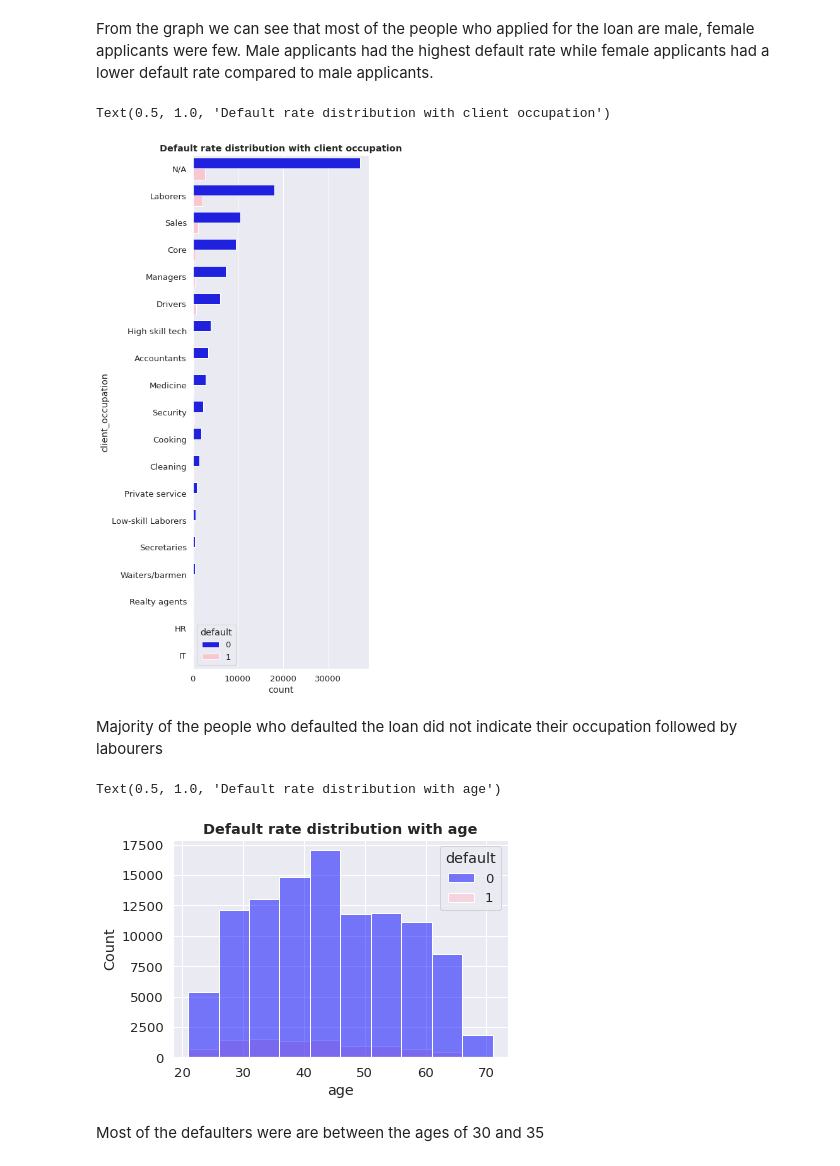
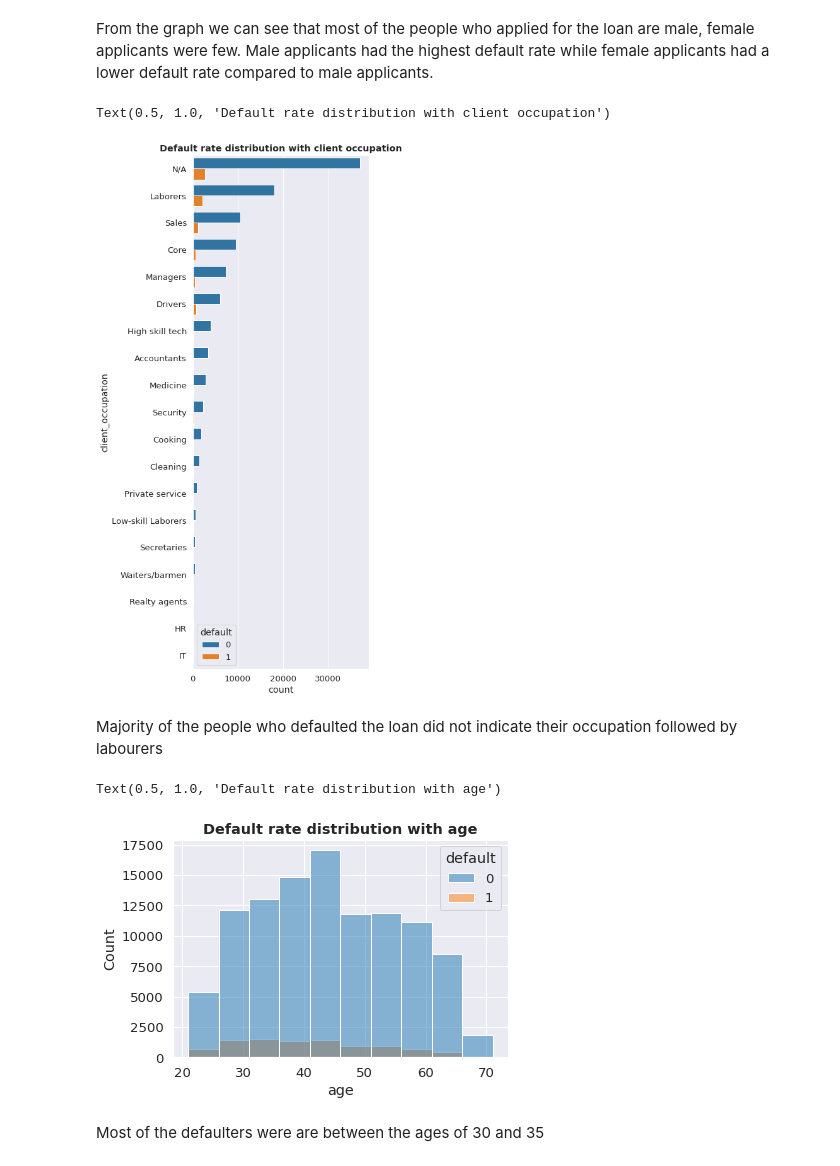
Before and after one commit to DevTedd/SupervisedLearning_SpeedRacersGroup_Moringa2022_Jan, a Jupyter notebook: AUTOMOBILE_LOAN_DEFAULT_PREDICTION_Jan_2022_SpeedRacerGroup.ipynb, the cells around one changed output. Cells and saved outputs as stored; diff of their text form; code cells hidden in the pictures.

```diff
--- a/AUTOMOBILE_LOAN_DEFAULT_PREDICTION_Jan_2022_SpeedRacerGroup.ipynb
+++ b/AUTOMOBILE_LOAN_DEFAULT_PREDICTION_Jan_2022_SpeedRacerGroup.ipynb
@@ -574,20 +573,20 @@ Male applicants had the highest default rate while female applicants had a lower
 #To find out how the occupation of the applicant affects the default rate
 #(1 means the client defaulted on loan payments and 0 means otherwise)
 plt.figure(figsize=(5, 15))
-sns.countplot(y = df["client_occupation"], order= df.client_occupation.value_counts().index, hue = df["default"])
+sns.countplot(y = df["client_occupation"], order= df.client_occupation.value_counts().index, hue = df["default"],palette = ("tab10"))
 plt.title('Default rate distribution with client occupation',weight='bold')
 # %% [output]
 Text(0.5, 1.0, 'Default rate distribution with client occupation')
-[figure, old version]
+[figure, new version]
 # %% [markdown]
 Majority of the people who defaulted the loan did not indicate their occupation followed by labourers
 # %%
 #To determine if the age of the applicant affects the default rate
-sns.histplot(data=df, x='age', hue='default',binwidth=5)
+sns.histplot(data=df, x='age', hue='default',binwidth=5, palette = ("tab10"))
 plt.title('Default rate distribution with age',weight='bold')
 # %% [output]
 Text(0.5, 1.0, 'Default rate distribution with age')
-[figure, old version]
+[figure, new version]
 # %% [markdown]
 Most of the defaulters were are between the ages of 30 and 35
 # %%
```
Also changed, not shown: parts of 37 cells of this notebook.
